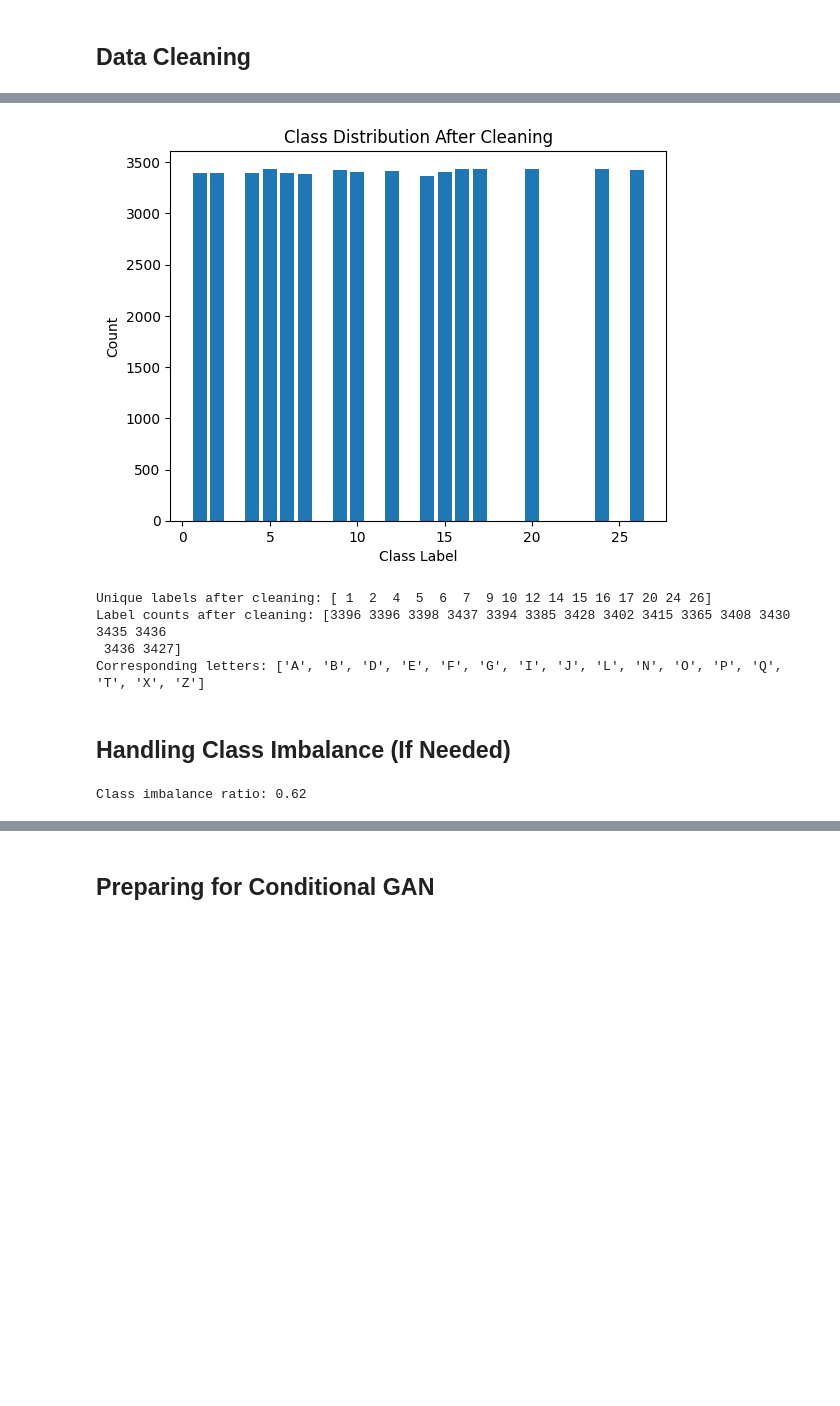
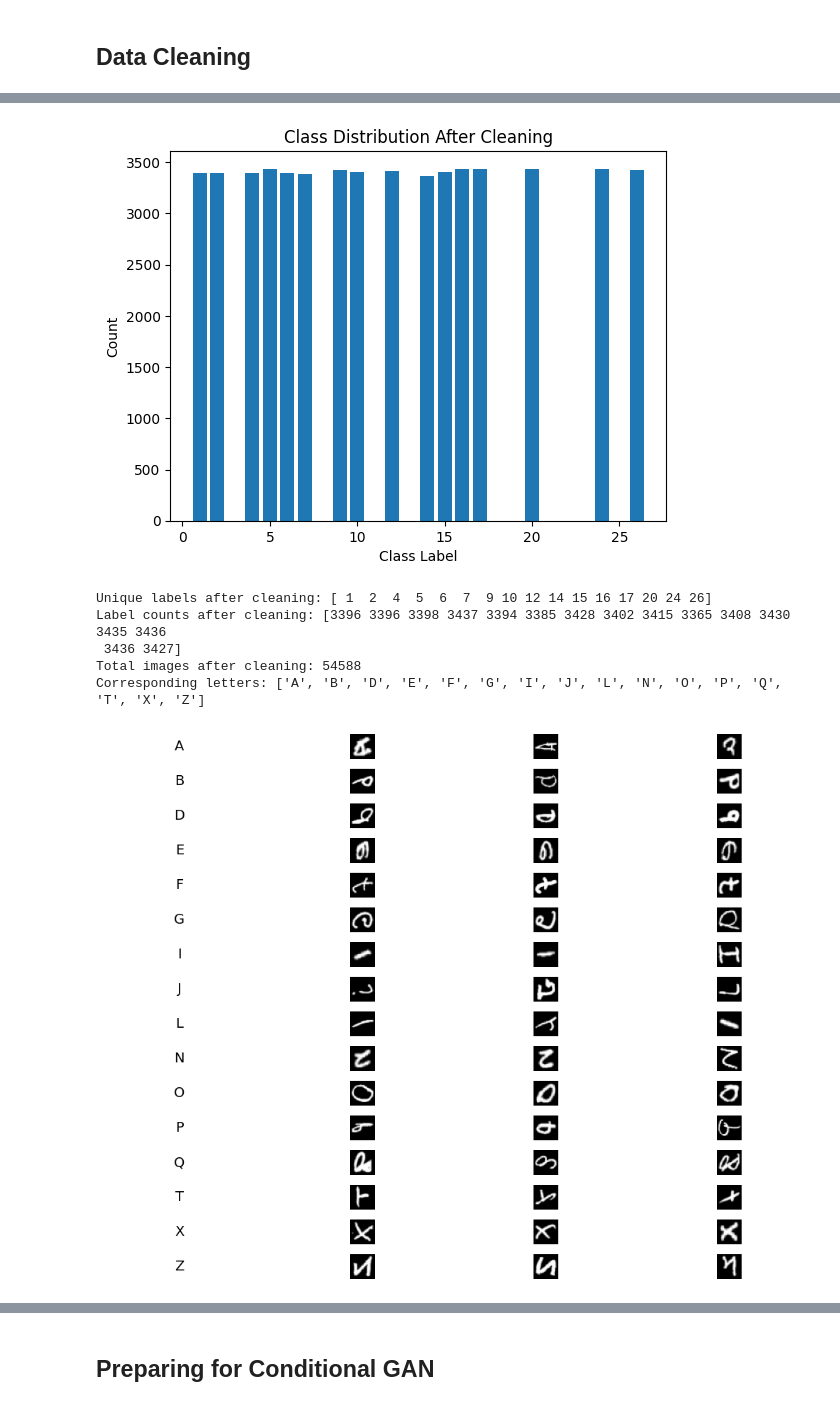
Before and after one commit to 4ndrrw/EMNIST-Letter-Generation-GAN, a Jupyter notebook: partA.ipynb, the cells around one changed output, grey strips where cells are left out. Drawn from its saved outputs; the diff is of its cells as text; code cells hidden in the pictures; blank space fills up the shorter version.

```diff
--- a/partA.ipynb
+++ b/partA.ipynb
@@ -74,25 +103,7 @@ filtered_images = images[valid_mask]
 filtered_labels = labels[valid_mask]
 
 # Then select only our 16 target classes
-selected_numeric = [1, 2, 4, 5, 6, 7, 9, 10, 12, 14, 15, 16, 17, 20, 24, 26]  # A,B,D,E,F,G,I,J,L,N,O,P,Q,T,X,Z
+selected_numeric = [1, 2, 4, 5, 6, 7, 9, 10, 12, 14, 15, 16, 17, 20, 24, 26]  # A, B, D, E, F, G, I, J, L, N, O, P, Q, T, X, Z
 final_mask = np.isin(filtered_labels, selected_numeric)
 final_images = filtered_images[final_mask]
 final_labels = filtered_labels[final_mask]
-
-# Visualize 25 random samples from the cleaned data
-plt.figure(figsize=(10, 10))
-indices = np.random.choice(len(final_images), 25, replace=False)  # Get 25 random unique indices
-
-for i, idx in enumerate(indices):
-    plt.subplot(5, 5, i+1)
-    plt.imshow(final_images[idx].squeeze(), cmap='gray')
-    plt.title(f"Label: {chr(final_labels[idx]+64)}")  # Convert numeric label to letter
-    plt.axis('off')
-
-plt.tight_layout()
-plt.show()
-
-# Print statistics
-print(f"Total images after cleaning: {len(final_images)}")
-print(f"Unique labels present: {np.unique(final_labels)}")
-print(f"Corresponding letters: {[chr(l+64) for l in np.unique(final_labels)]}")
@@ -104,6 +110,5 @@ Corresponding letters: ['A', 'B', 'D', 'E', 'F', 'G', 'I', 'J', 'L', 'N', 'O', '
 # %%
 # Show class distribution after cleaning
-
 unique_labels_cleaned, counts_cleaned = np.unique(final_labels, return_counts=True)
 plt.bar(unique_labels_cleaned, counts_cleaned)
 plt.title('Class Distribution After Cleaning')
@@ -113,25 +118,46 @@ plt.show()
 
 print(f"Unique labels after cleaning: {unique_labels_cleaned}")
 print(f"Label counts after cleaning: {counts_cleaned}")
+print(f"Total images after cleaning: {len(final_images)}")
 print(f"Corresponding letters: {[chr(l+64) for l in unique_labels_cleaned]}")
 # %% [output]
 [figure]
 Unique labels after cleaning: [ 1  2  4  5  6  7  9 10 12 14 15 16 17 20 24 26]
 Label counts after cleaning: [3396 3396 3398 3437 3394 3385 3428 3402 3415 3365 3408 3430 3435 3436
  3436 3427]
+Total images after cleaning: 54588
 Corresponding letters: ['A', 'B', 'D', 'E', 'F', 'G', 'I', 'J', 'L', 'N', 'O', 'P', 'Q', 'T', 'X', 'Z']
-# %% [markdown]
-## Handling Class Imbalance (If Needed)
-# %%
-# Calculate class imbalance ratio
-class_ratio = counts.min() / counts.max()
-print(f"Class imbalance ratio: {class_ratio:.2f}")
-
-if class_ratio < 0.5:
-    print("Significant class imbalance detected - consider techniques like:")
-    print("- Oversampling minority classes")
-    print("- Class weights in the discriminator")
-    print("- Data augmentation for minority classes")
-# %% [output]
-Class imbalance ratio: 0.62
+# %%
+# Get all unique class labels from cleaned data
+unique_labels_to_show = np.sort(np.unique(final_labels))
+num_classes = len(unique_labels_to_show)
+
+# Set number of columns and compute required rows dynamically
+cols = 4
+rows = math.ceil(num_classes / cols)
+
+plt.figure(figsize=(cols * 3.2, rows * 2.5))  # Adjust figure size
+
+for idx, class_label in enumerate(unique_labels_to_show):
+  class_indices = np.nonzero(final_labels == class_label)[0][:3]
+
+  grid_row = idx // cols
+  grid_col = idx % cols
+  base_plot = (grid_row * cols + grid_col) * 4  # 4 subplots per class
+
+  # Label subplot
+  plt.subplot(rows * cols, 4, base_plot + 1)
+  plt.text(0.5, 0.5, f"{chr(class_label + 64)}", fontsize=14, ha='center', va='center')
+  plt.axis('off')
+
+  # Show 3 example images
+  for i, img_idx in enumerate(class_indices):
+    plt.subplot(rows * cols, 4, base_plot + i + 2)
+    plt.imshow(final_images[img_idx].squeeze(), cmap='gray')
+    plt.axis('off')
+
+plt.subplots_adjust(wspace=0.2, hspace=0.4)
+plt.show()
+# %% [output]
+[figure, added]
 # %% [markdown]
```
Also changed, not shown: parts of 8 cells of this notebook.
